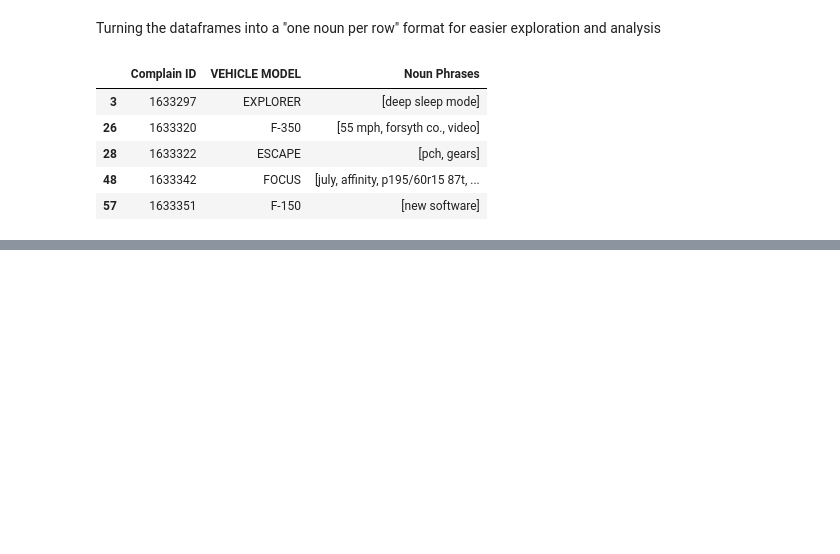
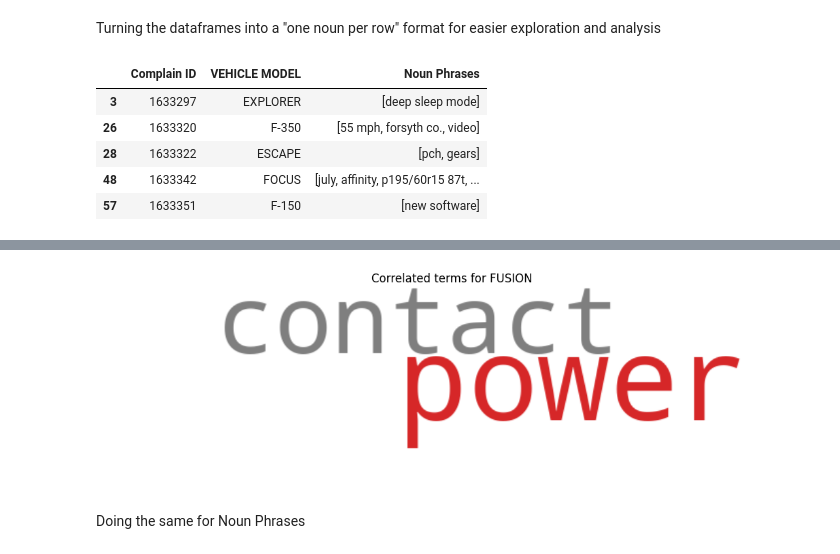
Before and after one commit to capofwesh20/Analysis-of-NHTSA-complaints, a Jupyter notebook: Associative_Mining.ipynb, the cells around one changed output, grey strips where cells are left out. Saved outputs shown, nothing was run; the diff lists cells and outputs as text; code cells hidden in the pictures; blank space fills up the shorter version.

```diff
--- a/Associative_Mining.ipynb
+++ b/Associative_Mining.ipynb
@@ -178,3 +310,9 @@ plt.show()
+# %%
+show_rules_for_model(rules, 'FUSION')
+# %% [output]
+[figure, added]
+# %% [markdown]
+Doing the same for Noun Phrases
 # %%
 modelNounPhraseList = noun_phrase_row_df[['VEHICLE MODEL', 'Noun Phrases']].values.tolist()
 len(modelNounPhraseList)
```
Also changed, not shown: parts of 43 cells of this notebook.
